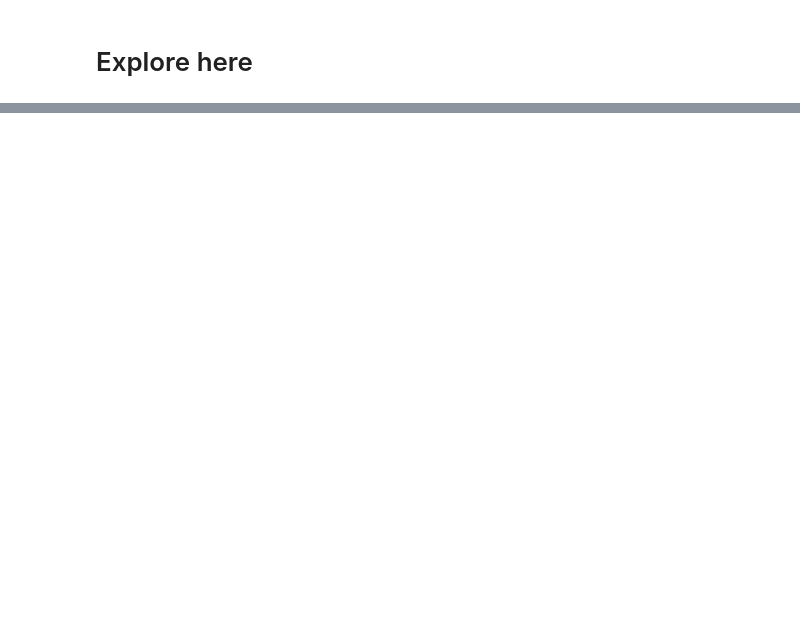
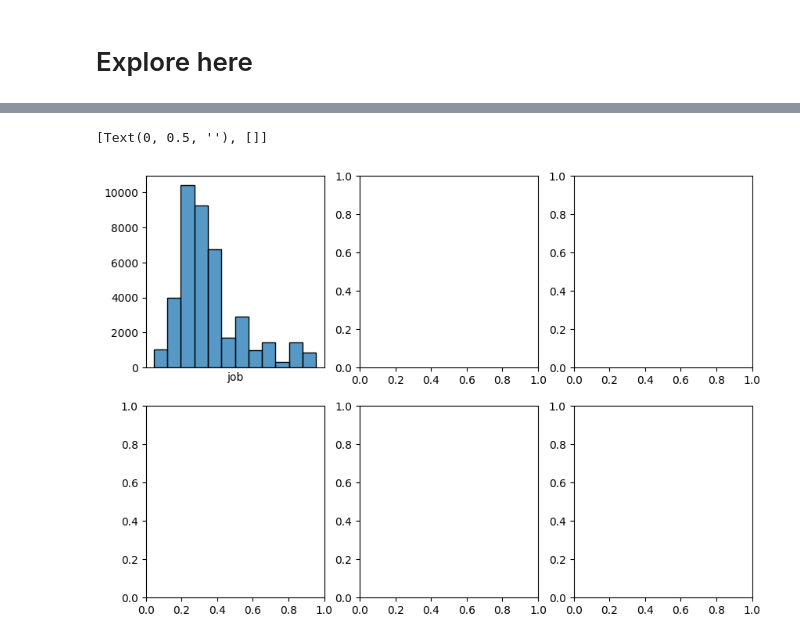
Before and after one commit to Valenfrc/machine-learning, a Jupyter notebook: src/explore.ipynb, the cells around one changed output, grey strips where cells are left out. Cells and saved outputs as stored; diff of their text form; code cells hidden in the pictures; blank space fills up the shorter version.

```diff
--- a/src/explore.ipynb
+++ b/src/explore.ipynb
@@ -51,0 +95,6 @@ df
+# %%
+#eliminar datos irrelevantes que no ayuden a encontrar a clientes que busquen hacer depositos a largo plazo
+
+columnas_irrelevantes=['default','month','contact','duration','day_of_week','campaign','y']
+df.drop(columnas_irrelevantes,axis=1,inplace=True)
+df.info()
@@ -51,0 +123,11 @@ df
+# %%
+import matplotlib.pyplot as plt
+import seaborn as sns
+
+fig,axis=plt.subplots(2,3, figsize=(10,7))
+
+sns.histplot(ax = axis[0, 0], data = df, x = "job").set(ylabel=None, xticks=[])
+sns.hisplot(ax)=axis[]
+# %% [output]
+[Text(0, 0.5, ''), []]
+[figure, added]
```
Also changed, not shown: parts of 5 cells of this notebook, 1 other file.
